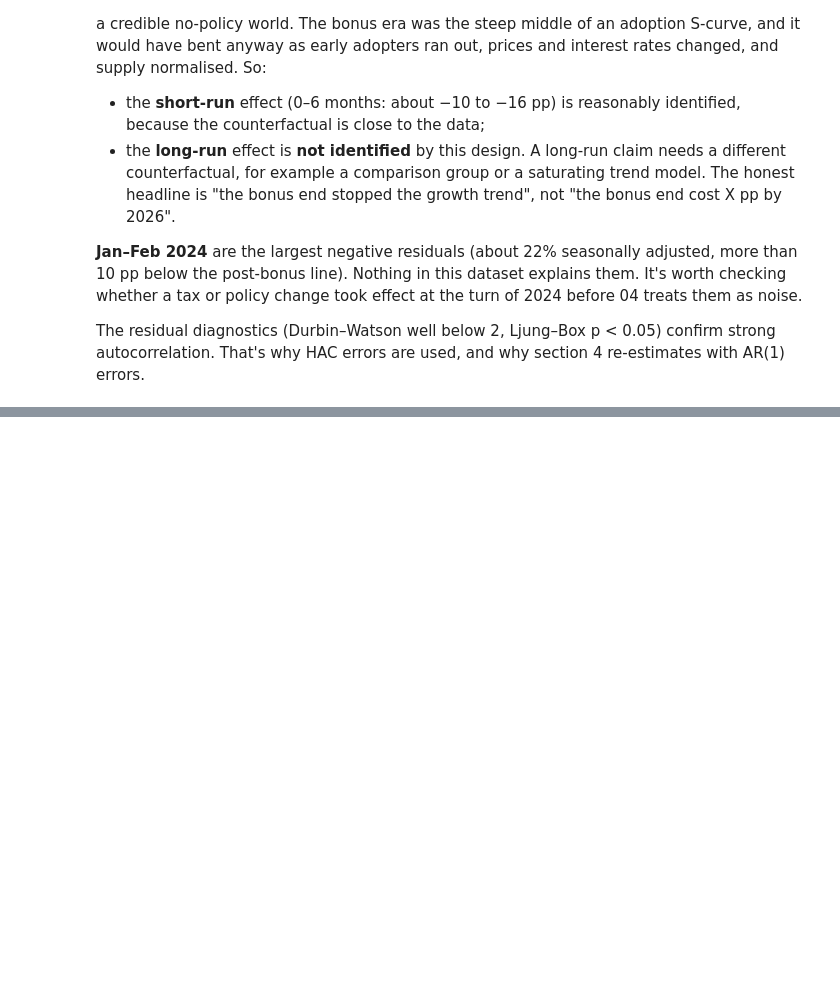
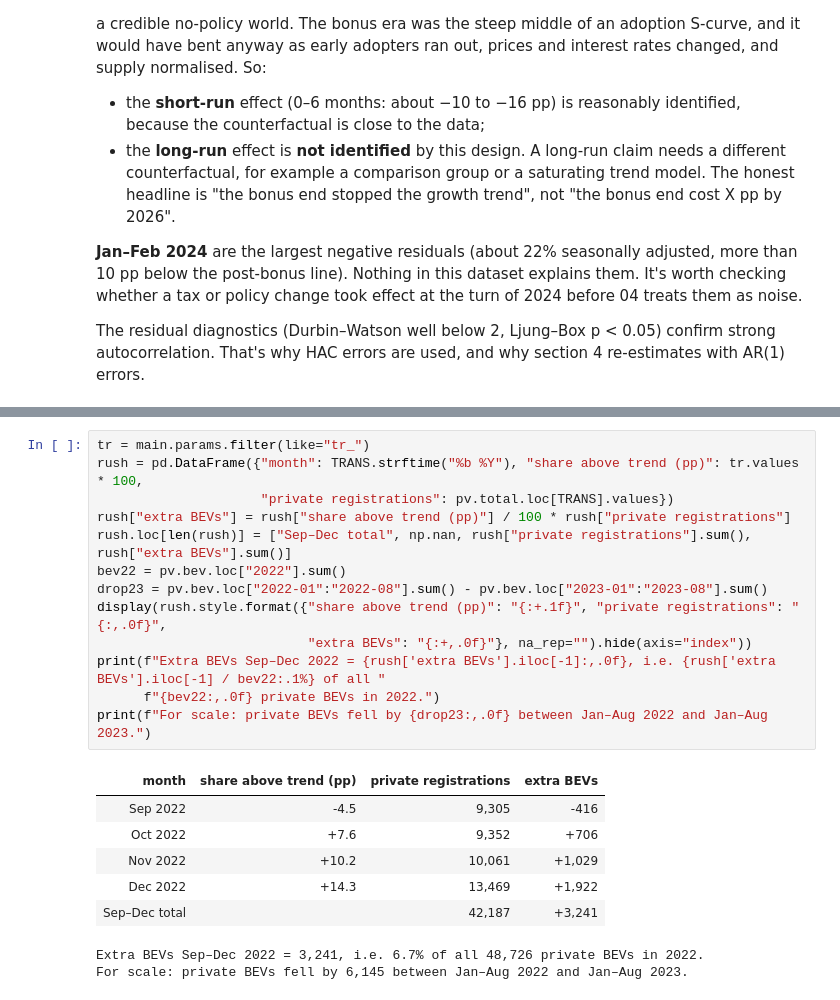
Before and after one commit to suv999/sweden-ev-adoption, a Jupyter notebook: notebooks/03_policy.ipynb, the cells around one changed output, grey strips where cells are left out. Cells and saved outputs as stored; diff of their text form; blank space fills up the shorter version.

```diff
--- a/notebooks/03_policy.ipynb
+++ b/notebooks/03_policy.ipynb
@@ -237,0 +246,22 @@ The residual diagnostics (Durbin–Watson well below 2, Ljung–Box p < 0.05) co
+# %%
+tr = main.params.filter(like="tr_")
+rush = pd.DataFrame({"month": TRANS.strftime("%b %Y"), "share above trend (pp)": tr.values * 100,
+                     "private registrations": pv.total.loc[TRANS].values})
+rush["extra BEVs"] = rush["share above trend (pp)"] / 100 * rush["private registrations"]
+rush.loc[len(rush)] = ["Sep–Dec total", np.nan, rush["private registrations"].sum(), rush["extra BEVs"].sum()]
+bev22 = pv.bev.loc["2022"].sum()
+drop23 = pv.bev.loc["2022-01":"2022-08"].sum() - pv.bev.loc["2023-01":"2023-08"].sum()
+display(rush.style.format({"share above trend (pp)": "{:+.1f}", "private registrations": "{:,.0f}",
+                           "extra BEVs": "{:+,.0f}"}, na_rep="").hide(axis="index"))
+print(f"Extra BEVs Sep–Dec 2022 = {rush['extra BEVs'].iloc[-1]:,.0f}, i.e. {rush['extra BEVs'].iloc[-1] / bev22:.1%} of all "
+      f"{bev22:,.0f} private BEVs in 2022.")
+print(f"For scale: private BEVs fell by {drop23:,.0f} between Jan–Aug 2022 and Jan–Aug 2023.")
+# %% [output]
+| month | share above trend (pp) | private registrations | extra BEVs |
+| Sep 2022 | -4.5 | 9,305 | -416 |
+| Oct 2022 | +7.6 | 9,352 | +706 |
+| Nov 2022 | +10.2 | 10,061 | +1,029 |
+| Dec 2022 | +14.3 | 13,469 | +1,922 |
+| Sep–Dec total |  | 42,187 | +3,241 |
+Extra BEVs Sep–Dec 2022 = 3,241, i.e. 6.7% of all 48,726 private BEVs in 2022.
+For scale: private BEVs fell by 6,145 between Jan–Aug 2022 and Jan–Aug 2023.
```
Also changed, not shown: parts of 4 cells of this notebook.
